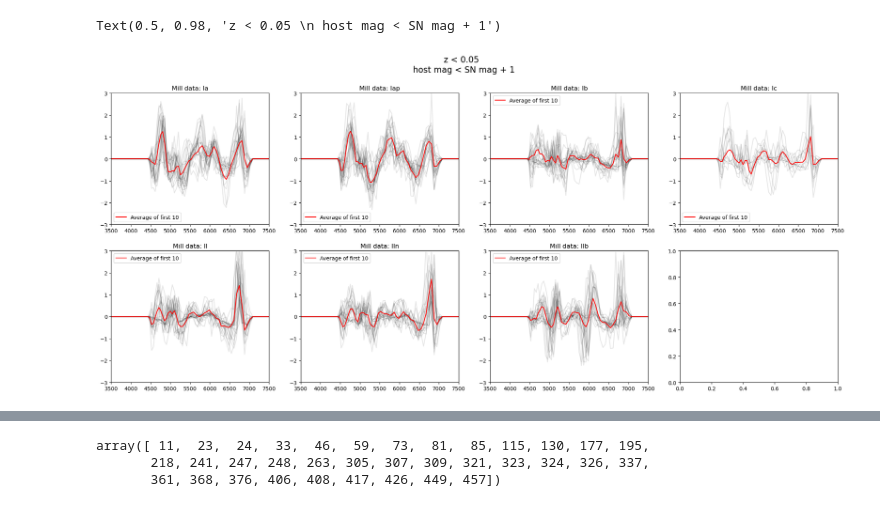
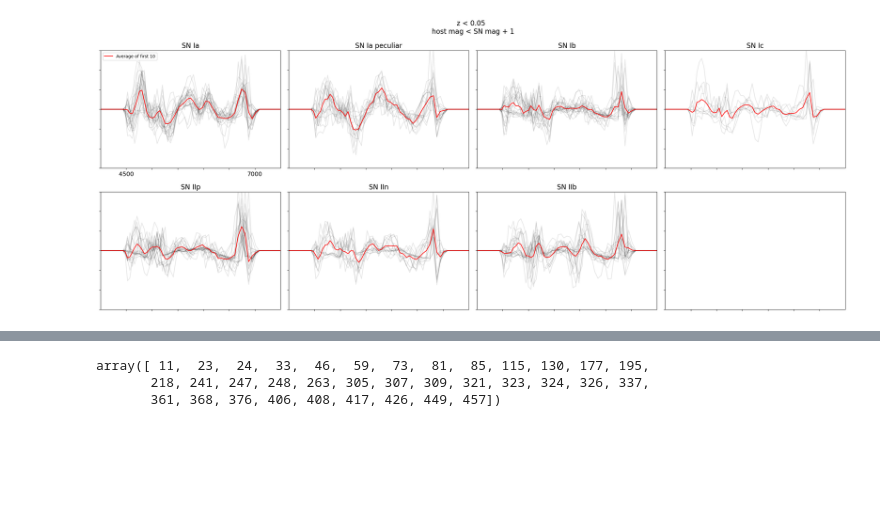
Before and after one commit to Ajb2307/Milligan_ABC-SN, a Jupyter notebook: examine_data.ipynb, the cells around one changed output, grey strips where cells are left out. Saved outputs shown, nothing was run; the diff lists cells and outputs as text; code cells hidden in the pictures; blank space fills up the shorter version.

```diff
--- a/examine_data.ipynb
+++ b/examine_data.ipynb
@@ -116,8 +116,8 @@ for folder in tqdm(folder_list):
     temp_df[ "SN_mag"] = temp_df[ "SN_mag"].astype(float)
 
     # only need the data with low redshift
-    low_redshift_index = temp_df.redshift < 0.05
-    temp_df = temp_df[low_redshift_index].reset_index()
+    # low_redshift_index = temp_df.redshift < 0.05
+    # temp_df = temp_df[low_redshift_index].reset_index()
 
 
 
@@ -347,35 +141,42 @@ meanzero
 # %%
-types = ['Ia', 'Iap', 'Ib',   'Ic', 'II', 'IIn', 'IIb']
+types = ['Ia', 'Iap', 'Ib',   'Ic', 'II', 'IIn', 'IIb', ""]
+types_titles = ['SN Ia', 'SN Ia peculiar', 'SN Ib',   'SN Ic', 'SN IIp', 'SN IIn', 'SN IIb', '']
 fig, axes = plt.subplots(nrows=2, ncols=4, figsize=(25, 10)) # Adjust figsize as needed
 axes = axes.flatten() # Flatten the 2D array of axes for easy iteration
 brighter_SN_index = df.host_mag < df.SN_mag + 1
 small_z_index = df.redshift < 0.05
-close_bright_df = df[brighter_SN_index & small_z_index]
+close_bright_df = df[brighter_SN_index & small_z_index] #df[brighter_SN_index & small_z_index]
 
 
 for j, sn_type in enumerate(types):
     ax = axes[j]
-    temp_df = df[df.sn_type == sn_type]
+    temp_df = close_bright_df[close_bright_df.sn_type == sn_type]
 
     dat_size = len(temp_df)
     X_temp = np.zeros((num_wvl, ))
 
     for n, i in enumerate(temp_df.index.values):
         if n < 10:
             X_temp += X_all[i][0]
         if n < 25:
             ax.plot(wvl, X_all[i][0], alpha = 0.1, color = "k")
 
     if dat_size < 10:
         ax.plot(wvl, X_temp/dat_size , alpha = 1, color = "r", label="Average")
     else:
         ax.plot(wvl, X_temp/10 , alpha = 1, color = "r", label="Average of first 10")
-    ax.set_title(f"Mill data: {sn_type}")
+    ax.set_title(f"{types_titles[j]}", fontsize = 16)
     ax.set_ylim(-3, 3)
-    ax.set_xlim(3500,7500)
-    ax.legend()
+    ax.set_xlim(4000,7500)
+    ax.set_xticks([4500, 5000, 5500, 6000, 6500, 7000])
+    ax.set_xticklabels(['', '', '', '', '', ''])
+    ax.set_yticklabels([])
+    if j == 0:
+        ax.legend()
+        ax.set_xticks([4500, 5000, 5500, 6000, 6500, 7000])
+        ax.set_xticklabels([4500, '', '', '', '', 7000], fontsize = 14)
 
 fig.suptitle("z < 0.05 \n host mag < SN mag + 1", fontsize =16)
+plt.tight_layout(pad = 1.6) # Adjust layout to prevent overlapping titles/labels
 # %% [output]
-Text(0.5, 0.98, 'z < 0.05 \n host mag < SN mag + 1')
-[figure, old version]
+[figure, new version]
```
Also changed, not shown: parts of 8 cells of this notebook, 1 other file.
